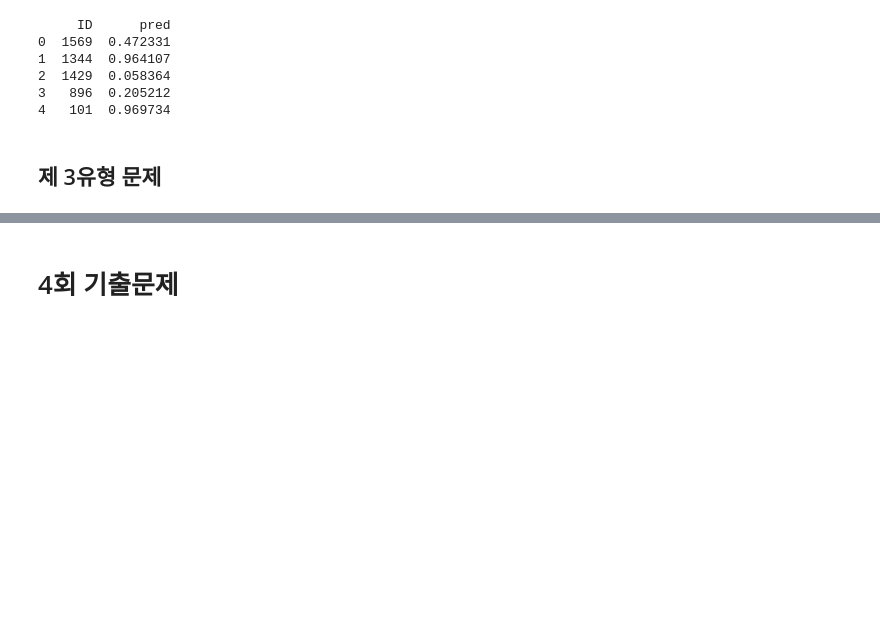
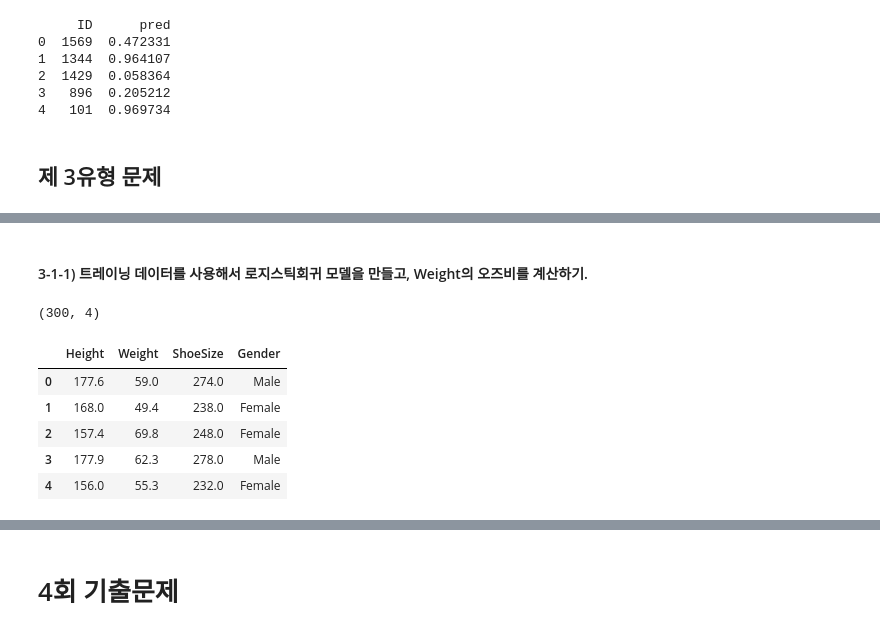
Before and after one commit to va4756/yemoon_bigdata_test, a Jupyter notebook: bigdata_예문_실전문제_example3.ipynb, the cells around one changed output, grey strips where cells are left out. Cells and saved outputs as stored; diff of their text form; code cells hidden in the pictures; blank space fills up the shorter version.

```diff
--- a/bigdata_예문_실전문제_example3.ipynb
+++ b/bigdata_예문_실전문제_example3.ipynb
@@ -1405,0 +1414,15 @@ fatal: destination path 'yemoonsaBigdata' already exists and is not an empty dir
+# %% [markdown]
+#### 3-1-1) 트레이닝 데이터를 사용해서 로지스틱회귀 모델을 만들고, Weight의 오즈비를 계산하기.
+# %%
+import pandas as pd
+df = pd.read_csv('/content/yemoonsaBigdata/datasets/Part5/ex7/07.03.01-gender_prediction_dataset.csv')
+print(df.shape)
+df.head()
+# %% [output]
+(300, 4)
+|  | Height | Weight | ShoeSize | Gender |
+| 0 | 177.6 | 59.0 | 274.0 | Male |
+| 1 | 168.0 | 49.4 | 238.0 | Female |
+| 2 | 157.4 | 69.8 | 248.0 | Female |
+| 3 | 177.9 | 62.3 | 278.0 | Male |
+| 4 | 156.0 | 55.3 | 232.0 | Female |
```
Also changed, not shown: parts of 32 cells of this notebook.
